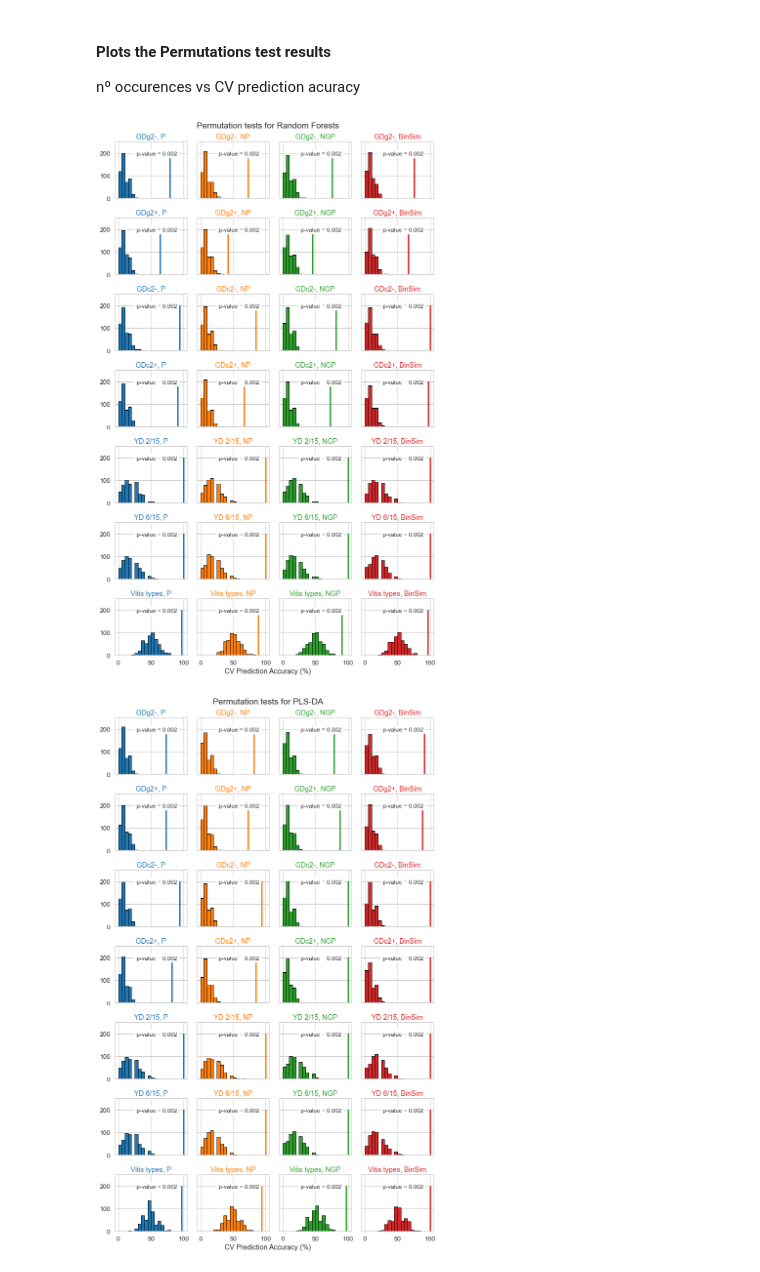
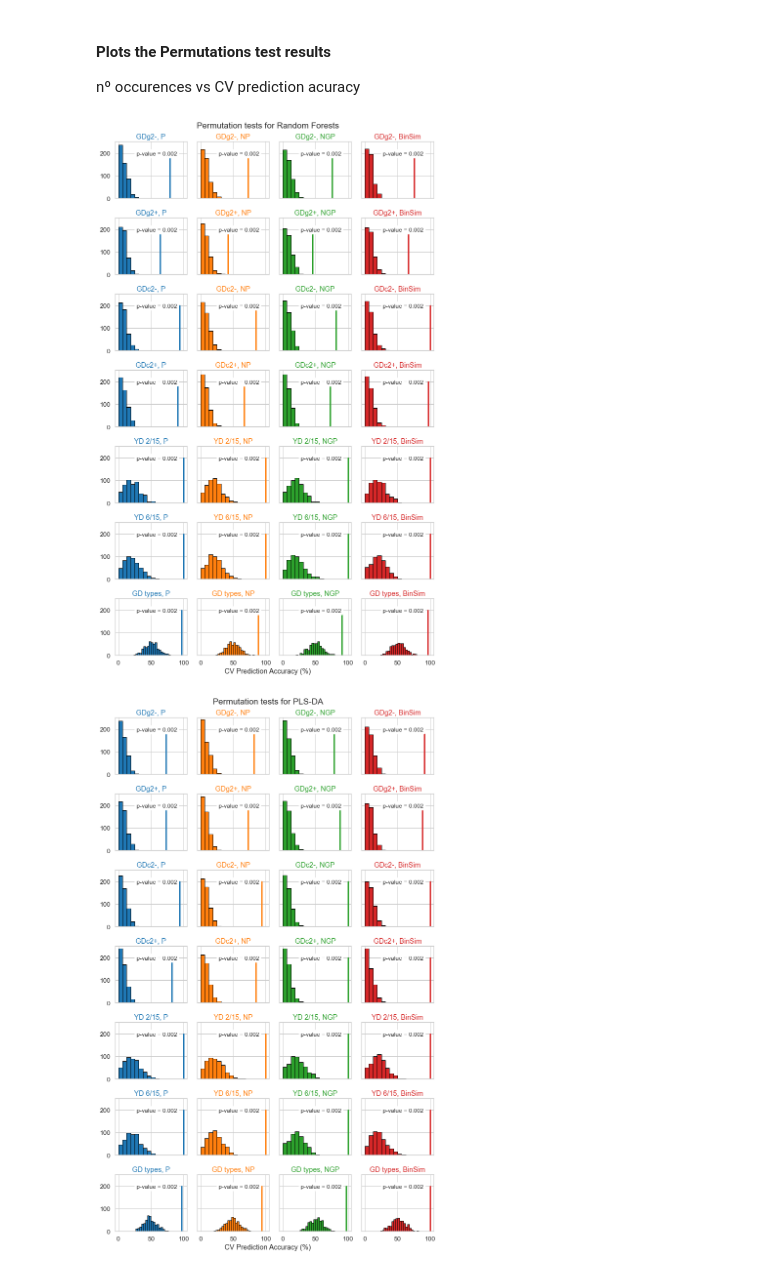
Before and after one commit to aeferreira/binsim_paper, a Jupyter notebook: paper_binsim_permuts.ipynb, the cells around one changed output. Saved outputs shown, nothing was run; the diff lists cells and outputs as text; code cells hidden in the pictures.

Commit message:
Improvement of several figures. Dataset Vitis types renamed to GD types. Histograms of permutation tests with more sensible number of bins.

```diff
--- a/paper_binsim_permuts.ipynb
+++ b/paper_binsim_permuts.ipynb
@@ -304,7 +304,7 @@ gd_type_labels = [vitis_types[lbl] for lbl in gd_labels]
 datasets['vitis_types'] = {'source': 'grapevine',
                             'alignment': '2-1',
                             'mode': '-',
-                            'name': 'Vitis types',
+                            'name': 'GD types',
                             'data': datasets['GD_neg_class2']['original'],
                             'original': datasets['GD_neg_class2']['original'],
                             'target': gd_type_labels,
@@ -782,10 +746,11 @@ with sns.axes_style("whitegrid"):
             to_plot = [p for p in permuts_RF if p['dataset'] == dskey]
 
             n_labels = len(datasets[dskey]['target'])
+            n_bins = 34 if dskey == 'vitis_types' else 16
 
             for ax, p, tname, color in zip(axes[row].ravel(), to_plot, treatments, colors):
                 ax.hist(np.array(p['permutations'])*100, range=(0, 100.01), label=name + ' Permutations',
-                        bins=20, edgecolor='black', color=color)
+                        bins=n_bins, edgecolor='black', color=color)
                 #ax.axvline(p['non_permuted_CV']*100)
 
                 ax.plot(2 * [p['non_permuted_CV'] * 100], ylim, '-', linewidth=3, color=color, #alpha = 0.5,
@@ -808,7 +773,7 @@ with sns.axes_style("whitegrid"):
         f.savefig('paperimages/permutations_RF.png', dpi=600)
         plt.show()
 # %% [output]
-[figure, old version]
+[figure, new version]
 # %%
 with sns.axes_style("whitegrid"):
     with sns.plotting_context("notebook", font_scale=1.2):
@@ -820,32 +785,34 @@ with sns.axes_style("whitegrid"):
         for row, dskey in enumerate(datasets):
 
             to_plot = [p for p in permuts_PLSDA if p['dataset'] == dskey]
 
             n_labels = len(datasets[dskey]['target'])
 
+            n_bins = 34 if dskey == 'vitis_types' else 16
+
             for ax, p, tname, color in zip(axes[row].ravel(), to_plot, treatments, colors):
                 ax.hist(np.array(p['permutations'])*100, range=(0, 100.01), label=name + ' Permutations',
-                        bins=20, edgecolor='black', color=color)
+                        bins=n_bins, edgecolor='black', color=color)
                 #ax.axvline(p['non_permuted_CV']*100)
 
                 ax.plot(2 * [p['non_permuted_CV'] * 100], ylim, '-', linewidth=3, color=color, #alpha = 0.5,
                          label=name + ' (pvalue %.5f)' % p['p-value'], solid_capstyle='round')
                 #q.set(xlabel='Cross Validation Prediction Accuracy (%)', ylabel='Nº of occurrences', fontsize=12)
                 #ax.set_xlabel('CV Prediction Accuracy (%)')
                 #ax.set_ylabel('Nº of occurrences')
                 props = dict(boxstyle='round', facecolor='white', alpha=1)
                 ax.text(90, 190, 'p-value = %.3f' % p['p-value'], bbox=props, ha='right', fontsize='small')
                 ax.set_title(f"{datasets[dskey]['name']}, {tname}", color=color)
                 ax.set_ylim(0,250)
 
         f.text(0.5, 0.01, 'CV Prediction Accuracy (%)', ha='center', va='top')
         #f.text(0, 0.5, 'Counts', ha='center', va='top',rotation=90)
 
 
         f.suptitle(f'Permutation tests for PLS-DA')
         plt.tight_layout()
         f.savefig('paperimages/permutations_PLSDA.pdf', dpi=200)
         f.savefig('paperimages/permutations_PLSDA.png', dpi=600)
         plt.show()
 # %% [output]
-[figure, old version]
+[figure, new version]
```
Also changed, not shown: parts of 2 cells of this notebook, 2 other files.
